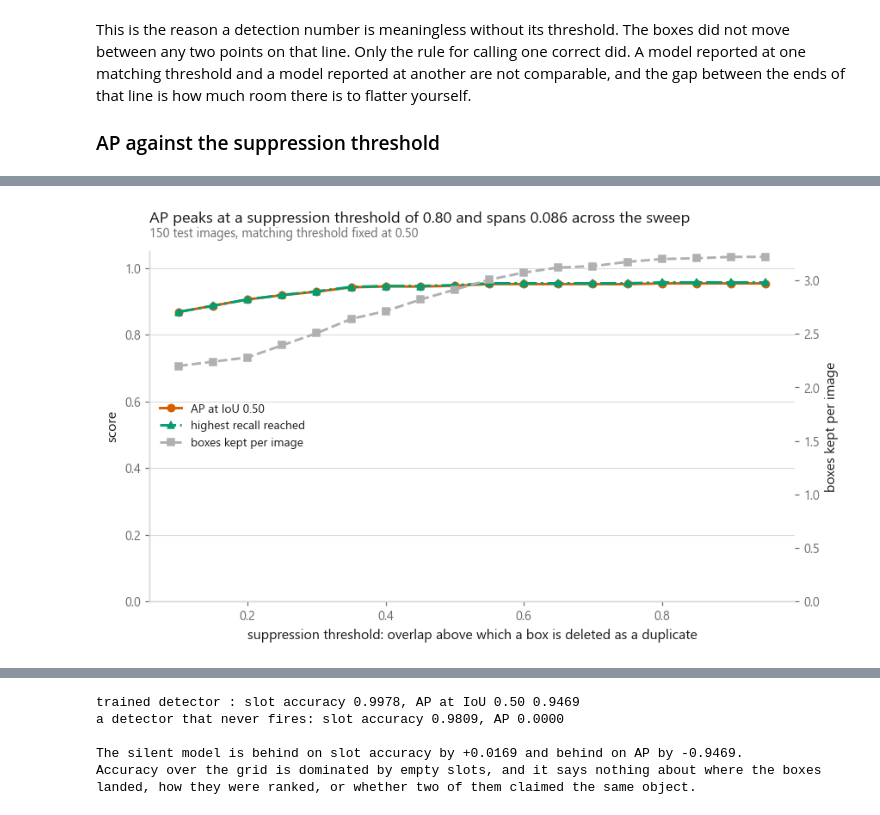
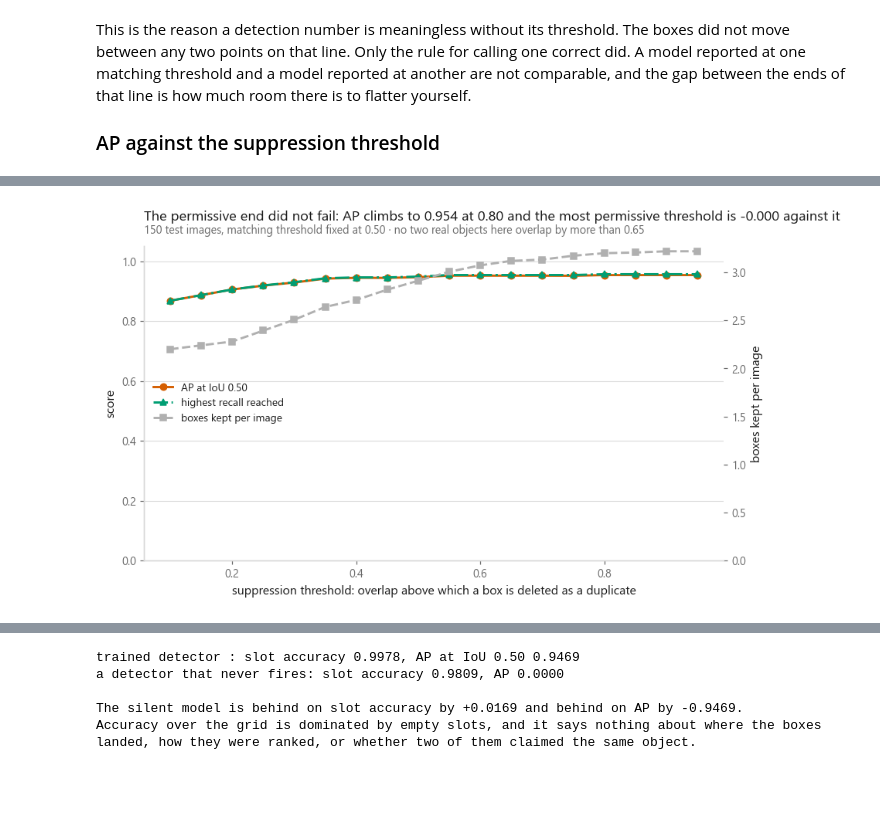
Before and after one commit to ELounissi/open-ml-notebooks, a Jupyter notebook: 08-computer-vision/07-object-detection/notebook.ipynb, the cells around one changed output, grey strips where cells are left out. Saved outputs shown, nothing was run; the diff lists cells and outputs as text; code cells hidden in the pictures; blank space fills up the shorter version.

```diff
--- a/08-computer-vision/07-object-detection/notebook.ipynb
+++ b/08-computer-vision/07-object-detection/notebook.ipynb
@@ -754,6 +756,12 @@ much room there is to flatter yourself.
 ### AP against the suppression threshold
 # %%
 NMS_THRESHOLDS = np.round(np.arange(0.10, 0.96, 0.05), 2)
+
+# How much the real objects overlap each other, which is what decides whether a
+# permissive threshold has anything to wrongly keep. Every pair of ground-truth
+# boxes within an image, scored with the same IoU used for suppression.
+truth_pair_iou = np.concatenate(
+    [box_iou(b, b)[np.triu_indices(len(b), k=1)] for b in boxes_test if len(b) > 1])
 
 rows = []
 for threshold in NMS_THRESHOLDS:
@@ -762,7 +770,8 @@ for threshold in NMS_THRESHOLDS:
     rows.append({"NMS threshold": float(threshold),
                  "AP at IoU 0.50": average_precision(p, r),
                  "boxes kept per image": float(np.mean([len(b) for b, _ in kept])),
-                 "best recall reached": float(r.max()) if len(r) else 0.0})
+                 "best recall reached": float(r.max()) if len(r) else 0.0,
+                 "true pairs this overlapping": int((truth_pair_iou > threshold).sum())})
 
 by_nms = pd.DataFrame(rows)
 print(by_nms.to_string(index=False, float_format="{:.4f}".format))
@@ -774,4 +783,14 @@ print(f"AP at the conventional 0.50: "
       f"{float(by_nms.loc[np.isclose(by_nms['NMS threshold'], 0.50), 'AP at IoU 0.50'].iloc[0]):.4f}")
 print(f"range of AP across the sweep: "
       f"{by_nms['AP at IoU 0.50'].max() - by_nms['AP at IoU 0.50'].min():.4f}")
+
+# Did the high end fail the way the textbook says it should?
+top_ap = float(by_nms["AP at IoU 0.50"].iloc[-1])
+peak_ap = float(by_nms["AP at IoU 0.50"].max())
+print(f"AP at the most permissive threshold {NMS_THRESHOLDS[-1]:.2f}: {top_ap:.4f}, "
+      f"which is {top_ap - peak_ap:+.4f} against the peak")
+print(f"pairs of real objects overlapping by more than {NMS_THRESHOLDS[-1]:.2f}: "
+      f"{int((truth_pair_iou > NMS_THRESHOLDS[-1]).sum())} of "
+      f"{len(truth_pair_iou)}, largest overlap between two real objects "
+      f"{truth_pair_iou.max():.4f}")
 # %% [output]
@@ -795,30 +814,33 @@ range of AP across the sweep: 0.0858
 # %%
 fig, ax = plt.subplots(figsize=(8.8, 4.8))
 ax.plot(by_nms["NMS threshold"], by_nms["AP at IoU 0.50"], color=style.HIGHLIGHT,
         marker=style.MARKERS[0], label="AP at IoU 0.50")
 ax.plot(by_nms["NMS threshold"], by_nms["best recall reached"], color=style.PALETTE[2],
         ls=style.DASHES[2], marker=style.MARKERS[2], label="highest recall reached")
 ax.set_xlabel("suppression threshold: overlap above which a box is deleted as a duplicate")
 ax.set_ylabel("score")
 ax.set_ylim(0, 1.05)
 
 twin = ax.twinx()
 twin.plot(by_nms["NMS threshold"], by_nms["boxes kept per image"],
           color=style.NEUTRAL, ls=style.DASHES[1], marker=style.MARKERS[1],
           label="boxes kept per image")
 twin.set_ylabel("boxes kept per image")
 twin.set_ylim(0, None)
 twin.grid(False)
 
 handles = ax.get_legend_handles_labels()[0] + twin.get_legend_handles_labels()[0]
 labels = ax.get_legend_handles_labels()[1] + twin.get_legend_handles_labels()[1]
 ax.legend(handles, labels, loc="center left", fontsize=9)
 
+nms_verdict = ("The permissive end did not fail" if peak_ap - top_ap < 0.01
+               else "Both ends of the sweep cost AP")
 style.title(
     ax,
-    f"AP peaks at a suppression threshold of {best_nms:.2f} and spans "
-    f"{by_nms['AP at IoU 0.50'].max() - by_nms['AP at IoU 0.50'].min():.3f} across the sweep",
-    f"{len(x_test)} test images, matching threshold fixed at 0.50")
+    f"{nms_verdict}: AP climbs to {peak_ap:.3f} at {best_nms:.2f} and the most "
+    f"permissive threshold is {top_ap - peak_ap:+.3f} against it",
+    f"{len(x_test)} test images, matching threshold fixed at 0.50 · no two real "
+    f"objects here overlap by more than {truth_pair_iou.max():.2f}")
 style.save(fig, FIG / "fig-05-ap-against-nms-threshold.png")
 # %% [output]
-[figure, old version]
+[figure, new version]
```
Also changed, not shown: parts of 7 cells of this notebook, 18 other files.
